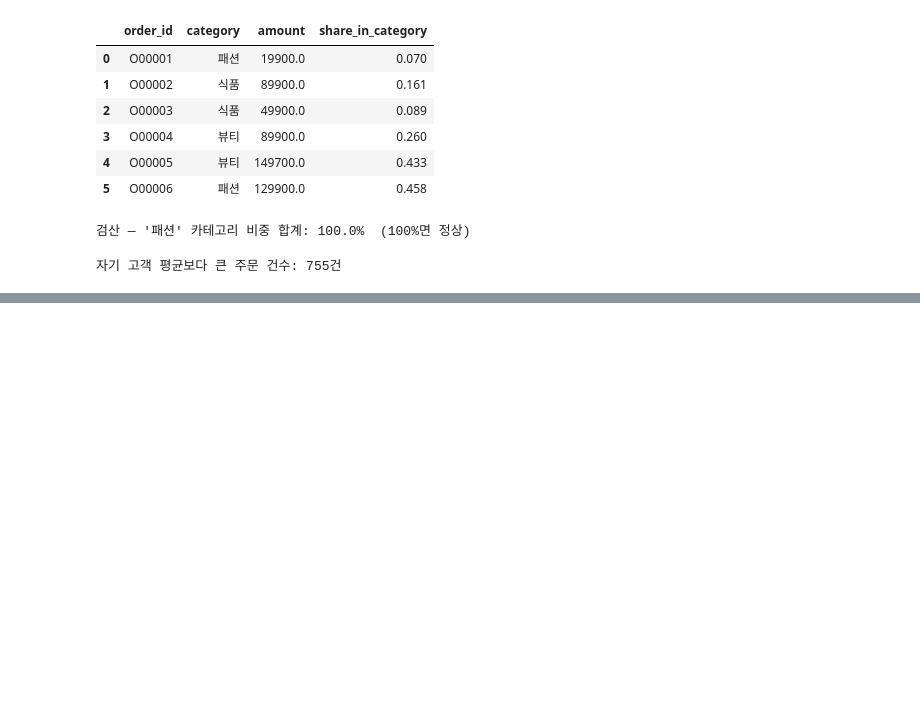
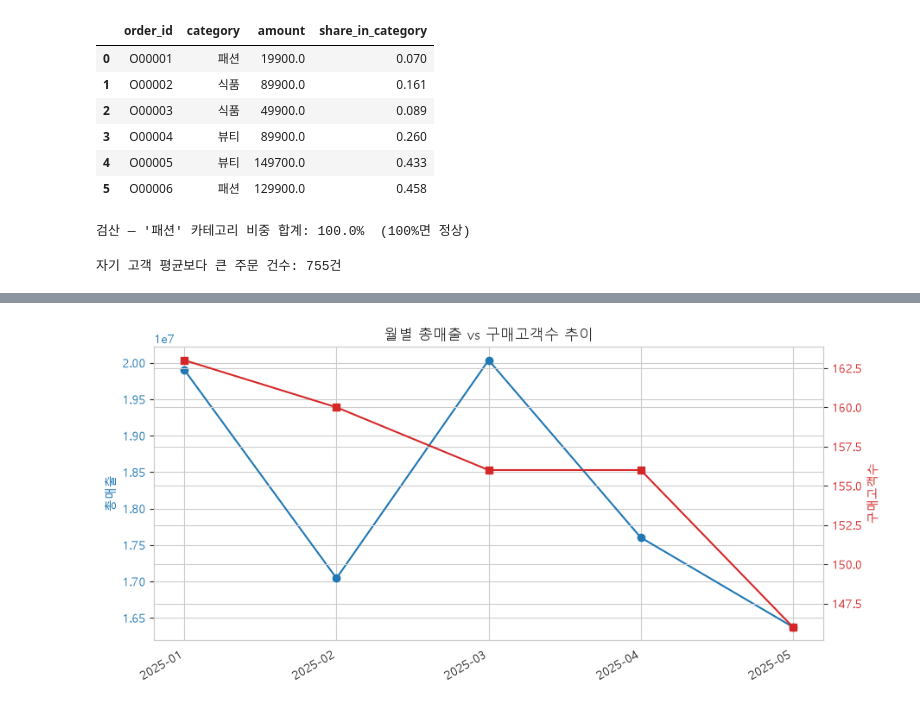
Before and after one commit to meosun129/ai-data-bootcamp, a Jupyter notebook: D004/Day3.ipynb, the cells around one changed output, grey strips where cells are left out. Cells and saved outputs as stored; diff of their text form; code cells hidden in the pictures; blank space fills up the shorter version.

```diff
--- a/D004/Day3.ipynb
+++ b/D004/Day3.ipynb
@@ -567,0 +857,17 @@ print(f"자기 고객 평균보다 큰 주문 건수: {count}건")
+# %%
+fig, ax1 = plt.subplots(figsize=(10, 5))
+
+ax1.plot(monthly_kpi.index, monthly_kpi["총매출"], color="tab:blue", marker="o", label="총매출")
+ax1.set_ylabel("총매출", color="tab:blue")
+ax1.tick_params(axis="y", labelcolor="tab:blue")
+
+ax2 = ax1.twinx()
+ax2.plot(monthly_kpi.index, monthly_kpi["구매고객수"], color="tab:red", marker="s", label="구매고객수")
+ax2.set_ylabel("구매고객수", color="tab:red")
+ax2.tick_params(axis="y", labelcolor="tab:red")
+
+plt.title("월별 총매출 vs 구매고객수 추이")
+fig.autofmt_xdate()
+plt.show()
+# %% [output]
+[figure, added]
```
Also changed, not shown: parts of 17 cells of this notebook.
